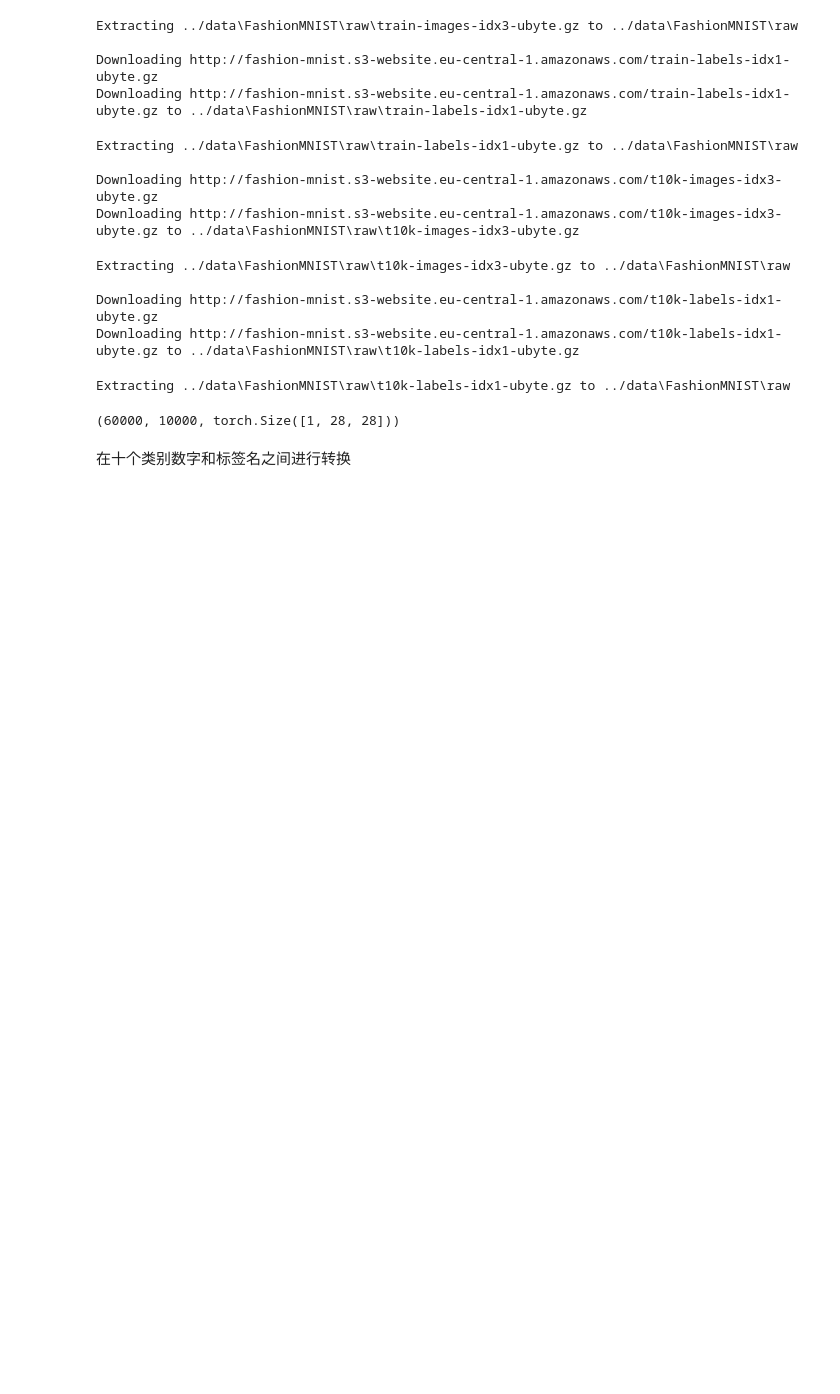
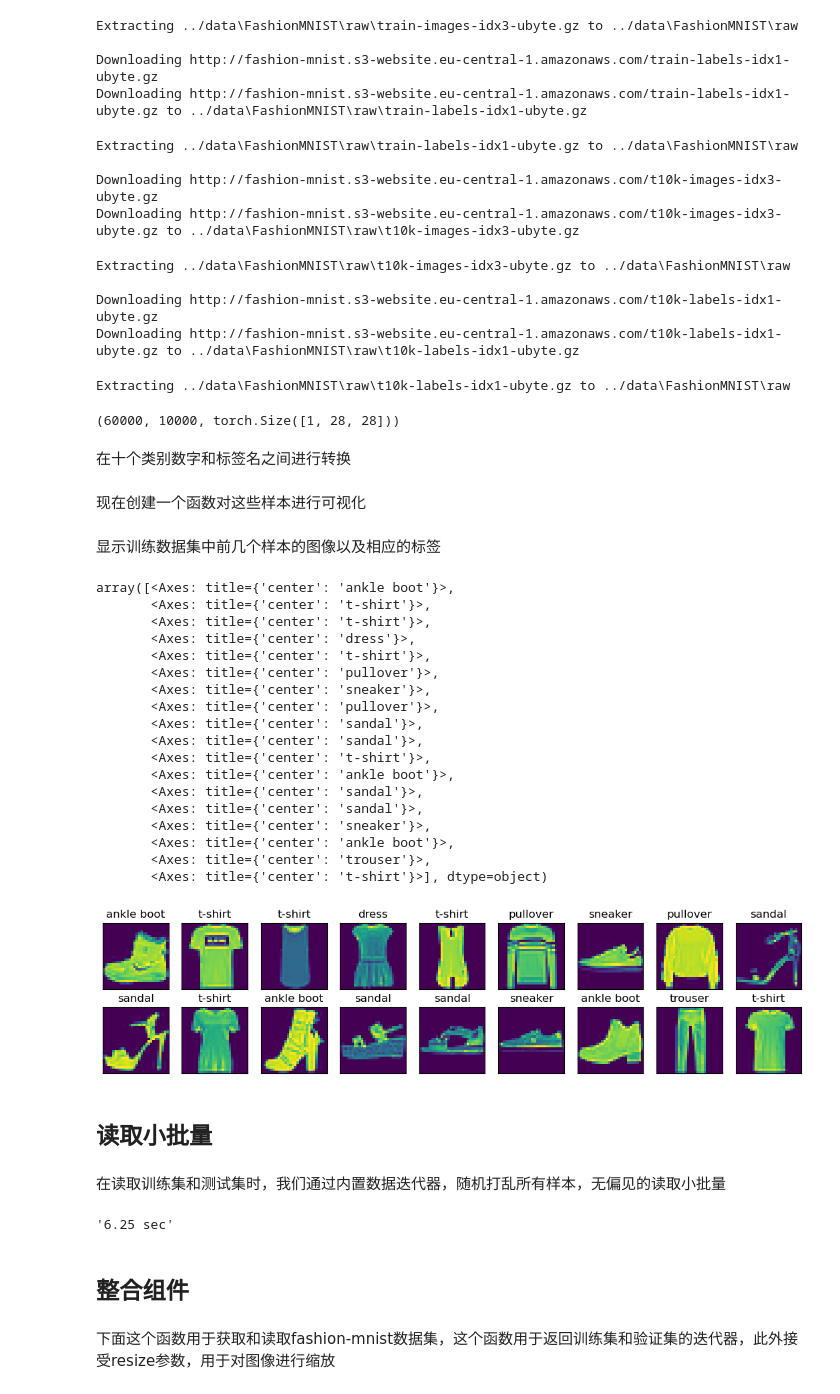
Before and after one commit to lemon-commits/DeepLearningByLiMu, a Jupyter notebook: ch03-linear_network/3.5Classify Picture.ipynb, the cells around one changed output. Drawn from its saved outputs; the diff is of its cells as text; code cells hidden in the pictures; blank space fills up the shorter version.

```diff
--- a/ch03-linear_network/3.5Classify Picture.ipynb
+++ b/ch03-linear_network/3.5Classify Picture.ipynb
@@ -50,3 +50,72 @@ def get_fashion_mnist_labels(labels):
     return [text_labels[int(i)] for i in labels]  # 列表推导式
 # 列表推导式：[表达式 for 变量 in 可迭代对象]
 # 列表推导式的作用：将可迭代对象中的每个元素应用表达式，生成一个新的列表。
+# %% [markdown]
+现在创建一个函数对这些样本进行可视化
+# %%
+def show_images(imgs, num_rows, num_cols, titles=None, scale=1.5): # num_rows 网格的行数，num_cols 网格的列数, scale缩放因子
+    """绘制图像列表"""
+    figsize = (num_cols * scale, num_rows * scale)
+    _, axes = d2l.plt.subplots(num_rows, num_cols, figsize=figsize) # 一次截取的图片，_表示不使用返回值的前一个元素
+# 返回Figure对象（整个画布/图像窗口）和Axes对象或Axes 数组（子图的坐标轴）
+# axes对象包括绘图区域，坐标轴，标题和图像数据，提供了一个显示图像的容器
+    axes = axes.flatten() # 将Axes数组展平为一维数组
+    for i, (ax, img) in enumerate(zip(axes, imgs)): # zip（）函数：将多个可迭代对象的元素打包成元组，返回一个元组列表。
+        if torch.is_tensor(img): # 是张量则先转换为NumPy数组，再绘制
+            # 图片张量
+            ax.imshow(img.numpy())
+        else: # 否则直接绘制PIL图片
+            # PIL图片
+            ax.imshow(img)
+        ax.axes.get_xaxis().set_visible(False)
+        ax.axes.get_yaxis().set_visible(False)  # 隐藏坐标轴的刻度
+        if titles:
+            ax.set_title(titles[i]) # 看函数是否提供titles列表
+    return axes
+# %% [markdown]
+显示训练数据集中前几个样本的图像以及相应的标签
+# %%
+X, y = next(iter(data.DataLoader(mnist_train, batch_size=18)))
+# DataLoader对象：用于批量加载数据的迭代器，每个批次包含batchsize个样本。返回的是一个批次的（特征，标签）元组
+show_images(X.reshape(18, 28, 28), 2, 9, titles=get_fashion_mnist_labels(y))
+# %% [output]
+array([<Axes: title={'center': 'ankle boot'}>,
+       <Axes: title={'center': 't-shirt'}>,
+       <Axes: title={'center': 't-shirt'}>,
+       <Axes: title={'center': 'dress'}>,
+       <Axes: title={'center': 't-shirt'}>,
+       <Axes: title={'center': 'pullover'}>,
+       <Axes: title={'center': 'sneaker'}>,
+       <Axes: title={'center': 'pullover'}>,
+       <Axes: title={'center': 'sandal'}>,
+       <Axes: title={'center': 'sandal'}>,
+       <Axes: title={'center': 't-shirt'}>,
+       <Axes: title={'center': 'ankle boot'}>,
+       <Axes: title={'center': 'sandal'}>,
+       <Axes: title={'center': 'sandal'}>,
+       <Axes: title={'center': 'sneaker'}>,
+       <Axes: title={'center': 'ankle boot'}>,
+       <Axes: title={'center': 'trouser'}>,
+       <Axes: title={'center': 't-shirt'}>], dtype=object)
+[figure, added]
+# %% [markdown]
+## 读取小批量
+# %% [markdown]
+在读取训练集和测试集时，我们通过内置数据迭代器，随机打乱所有样本，无偏见的读取小批量
+# %%
+batch_size = 256
+def get_dataloader_workers(): # 调用四个进程来并行读取数据
+    return 4
+train_iter = data.DataLoader(mnist_train, batch_size, shuffle=True, num_workers=get_dataloader_workers())
+# 测试一下读取训练数据所需的时间
+timer = d2l.Timer()
+for X, y in train_iter:  # for循环会总动调用iter(train_iter)获取next()
+# 只读取一个批次需要使用next(iter(train_iter)),循环遍历所有批次则不需要
+    continue
+f'{timer.stop():.2f} sec'
+# %% [output]
+'6.25 sec'
+# %% [markdown]
+## 整合组件
+# %% [markdown]
+下面这个函数用于获取和读取fashion-mnist数据集，这个函数用于返回训练集和验证集的迭代器，此外接受resize参数，用于对图像进行缩放
```
Also changed, not shown: parts of 4 cells of this notebook.
